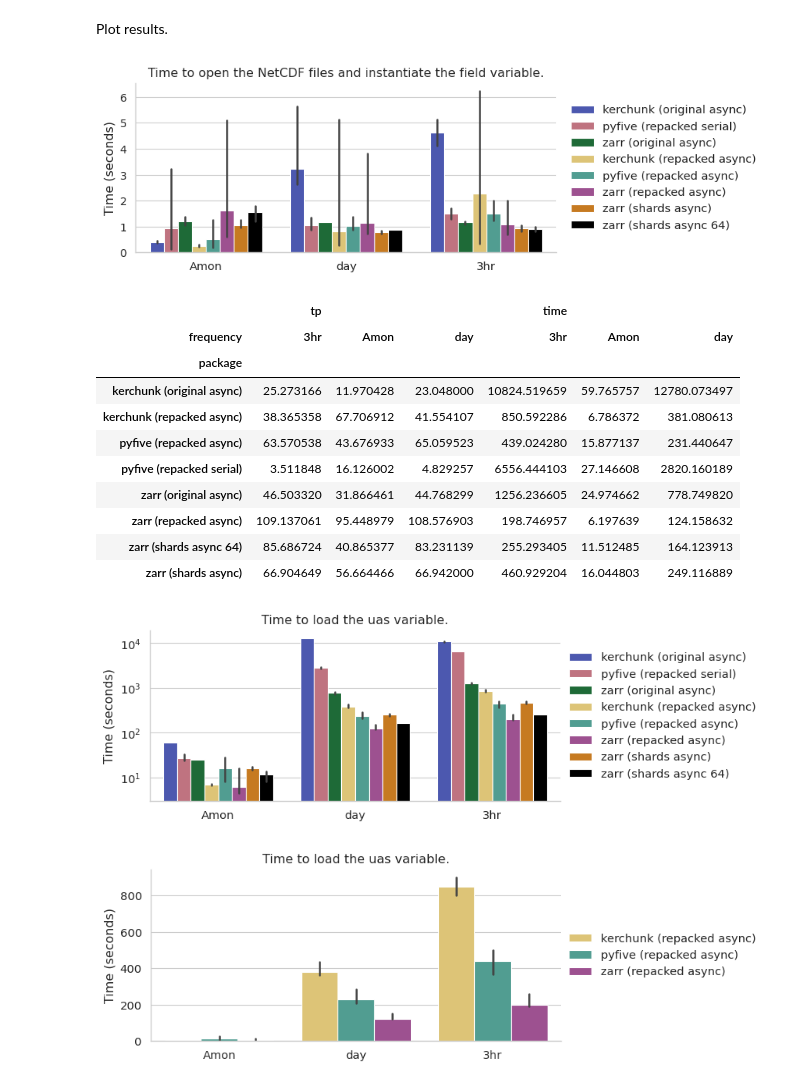
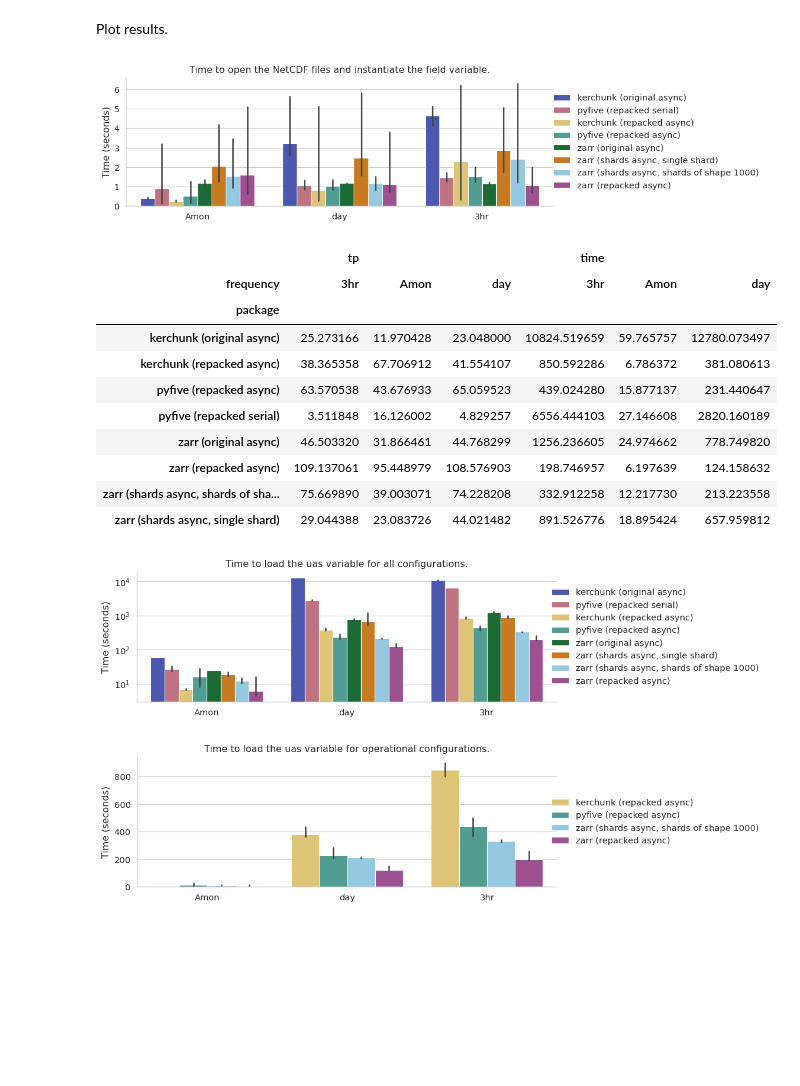
Before and after one commit to zequihg50/new-insights-netcdf, a Jupyter notebook: results.ipynb, the cells around one changed output. Saved outputs shown, nothing was run; the diff lists cells and outputs as text; code cells hidden in the pictures; blank space fills up the shorter version.

Commit message:
end zarr results?

```diff
--- a/results.ipynb
+++ b/results.ipynb
@@ -72,8 +72,9 @@ df.loc[(df["workers"]==100) & (df["package"]=="kerchunk"), "package"] = "kerchun
 df.loc[(df["workers"]==100) & (df["package"]=="pyfive"), "package"] = "pyfive (repacked async)"
 df.loc[(df["workers"]==1) & (df["package"]=="pyfive"), "package"] = "pyfive (repacked serial)"
 df.loc[(df["chunksize"]==5) & (df["package"]=="zarr"), "package"] = "zarr (original async)"
-df.loc[(df["chunksize"]==6) & (df["package"]=="zarr"), "package"] = "zarr (shards async)"
-df.loc[(df["chunksize"]==106) & (df["package"]=="zarr"), "package"] = "zarr (shards async 64)"
+df.loc[(df["chunksize"]==6) & (df["package"]=="zarr"), "package"] = "zarr (shards async, shards of shape 1000)"
+#df.loc[(df["chunksize"]==106) & (df["package"]=="zarr"), "package"] = "zarr (shards async 64)"
+df.loc[(df["chunksize"]==107) & (df["package"]=="zarr"), "package"] = "zarr (shards async, single shard)"
 df.loc[(df["package"]=="zarr"), "package"] = "zarr (repacked async)"
 
 df = df[~(df["name"]=="locate")]
@@ -93,11 +94,11 @@ palette = {
     "pyfive (repacked async)": "#44AA99",
     "zarr (repacked async)": "#AA4499",
     "zarr (original async)": "#117733",
-    "zarr (shards async)": "#E17C05",
-    "zarr (shards async 64)": "black",
+    "zarr (shards async, single shard)": "#E17C05",
+    "zarr (shards async, shards of shape 1000)": "#88CCEE",
 }
 
-fig, ax = plt.subplots(figsize=(10, 3))
+fig, ax = plt.subplots(figsize=(13, 3))
 
 seaborn.barplot(
     data=df[df["name"] == "open"],
@@ -106,37 +107,37 @@ seaborn.barplot(
     hue="package",
     hue_order=[
         "kerchunk (original async)",
         "pyfive (repacked serial)",
-        "zarr (original async)",
         "kerchunk (repacked async)",
         "pyfive (repacked async)",
+        "zarr (original async)",
+        "zarr (shards async, single shard)",
+        "zarr (shards async, shards of shape 1000)",
         "zarr (repacked async)",
-        "zarr (shards async)",
-        "zarr (shards async 64)",
     ],
     order=["Amon", "day", "3hr"],
     palette=palette,
     errorbar=("pi", 100),
     ax=ax
 )
 
 ax.set_xlabel("")
 ax.set_ylabel("Time (seconds)")
 ax.set_title("Time to open the NetCDF files and instantiate the field variable.")
 
 seaborn.despine(ax=ax)
 
 ax.legend(
     loc="center right",
     bbox_to_anchor=(1.5, .5),
     frameon=False,
 )
 
 fig.tight_layout()
 fig.savefig("open.pdf", bbox_inches="tight")
 plt.show()
 # %% [output]
-[figure, old version]
+[figure, new version]
 # %%
 tp = df[df["name"]=="load"][["package", "frequency", "tp"]].groupby(["package", "frequency"]).mean().reset_index()
 time = df[df["name"]=="load"][["package", "frequency", "time"]].groupby(["package", "frequency"]).mean().reset_index()
@@ -152,8 +153,8 @@ tp.set_index(["package", "frequency"]).join(time.set_index(["package", "frequenc
 | pyfive (repacked serial) | 3.511848 | 16.126002 | 4.829257 | 6556.444103 | 27.146608 | 2820.160189 |
 | zarr (original async) | 46.503320 | 31.866461 | 44.768299 | 1256.236605 | 24.974662 | 778.749820 |
 | zarr (repacked async) | 109.137061 | 95.448979 | 108.576903 | 198.746957 | 6.197639 | 124.158632 |
-| zarr (shards async 64) | 85.686724 | 40.865377 | 83.231139 | 255.293405 | 11.512485 | 164.123913 |
-| zarr (shards async) | 66.904649 | 56.664466 | 66.942000 | 460.929204 | 16.044803 | 249.116889 |
+| zarr (shards async, shards of sha... | 75.669890 | 39.003071 | 74.228208 | 332.912258 | 12.217730 | 213.223558 |
+| zarr (shards async, single shard) | 29.044388 | 23.083726 | 44.021482 | 891.526776 | 18.895424 | 657.959812 |
 # %%
 seaborn.set_theme(
     style="whitegrid",
@@ -168,11 +169,11 @@ palette = {
     "pyfive (repacked async)": "#44AA99",
     "zarr (repacked async)": "#AA4499",
     "zarr (original async)": "#117733",
-    "zarr (shards async)": "#E17C05",
-    "zarr (shards async 64)": "black",
+    "zarr (shards async, single shard)": "#E17C05",
+    "zarr (shards async, shards of shape 1000)": "#88CCEE",
 }
 
-fig, ax = plt.subplots(figsize=(10, 3))
+fig, ax = plt.subplots(figsize=(13, 3))
 
 seaborn.barplot(
     data=df[df["name"] == "load"],
@@ -182,12 +183,12 @@ seaborn.barplot(
     hue_order=[
         "kerchunk (original async)",
         "pyfive (repacked serial)",
-        "zarr (original async)",
         "kerchunk (repacked async)",
         "pyfive (repacked async)",
+        "zarr (original async)",
+        "zarr (shards async, single shard)",
+        "zarr (shards async, shards of shape 1000)",
         "zarr (repacked async)",
-        "zarr (shards async)",
-        "zarr (shards async 64)",
     ],
     order=["Amon", "day", "3hr"],
     palette=palette,
@@ -197,7 +198,7 @@ seaborn.barplot(
 
 ax.set_xlabel("")
 ax.set_ylabel("Time (seconds)")
-ax.set_title("Time to load the uas variable.")
+ax.set_title("Time to load the uas variable for all configurations.")
 ax.set(yscale="log")
 
 seaborn.despine(ax=ax)
@@ -209,12 +210,12 @@ ax.legend(
 )
 
 fig.tight_layout()
-fig.savefig("load.pdf", bbox_inches="tight")
+fig.savefig("load-log.pdf", bbox_inches="tight")
 plt.show()
 # %% [output]
-[figure, old version]
+[figure, new version]
 # %%
-subset = df[(df["package"].isin(["kerchunk (repacked async)", "pyfive (repacked async)", "zarr (repacked async)"]))]
+subset = df[df["name"] == "load"]
 
 seaborn.set_theme(
     style="whitegrid",
@@ -226,9 +227,10 @@ palette = {
     "kerchunk (repacked async)": "#EECC66",
     "pyfive (repacked async)": "#44AA99",
     "zarr (repacked async)": "#AA4499",
+    "zarr (shards async, shards of shape 1000)": "#88CCEE",
 }
 
-fig, ax = plt.subplots(figsize=(10, 3))
+fig, ax = plt.subplots(figsize=(13, 3))
 
 seaborn.barplot(
     data=subset[subset["name"] == "load"],
@@ -238,6 +240,7 @@ seaborn.barplot(
     hue_order=[
         "kerchunk (repacked async)",
         "pyfive (repacked async)",
+        "zarr (shards async, shards of shape 1000)",
         "zarr (repacked async)",
     ],
     order=["Amon", "day", "3hr"],
@@ -248,7 +251,7 @@ seaborn.barplot(
 
 ax.set_xlabel("")
 ax.set_ylabel("Time (seconds)")
-ax.set_title("Time to load the uas variable.")
+ax.set_title("Time to load the uas variable for operational configurations.")
 
 seaborn.despine(ax=ax)
 
@@ -259,6 +262,7 @@ ax.legend(
 )
 
 fig.tight_layout()
+fig.savefig("load.pdf", bbox_inches="tight")
 plt.show()
 # %% [output]
-[figure, old version]
+[figure, new version]
```
Also changed, not shown: 1 other file.
